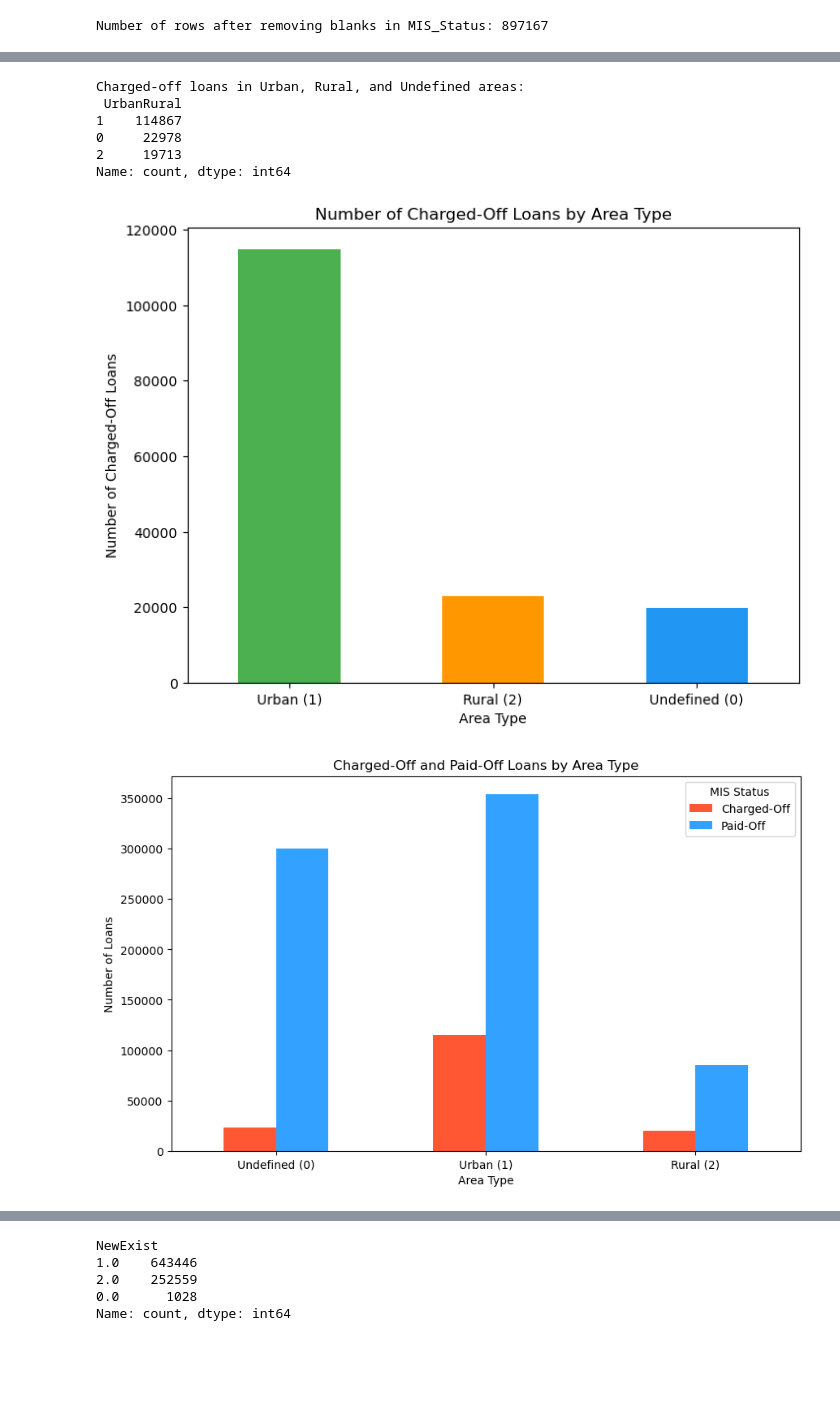
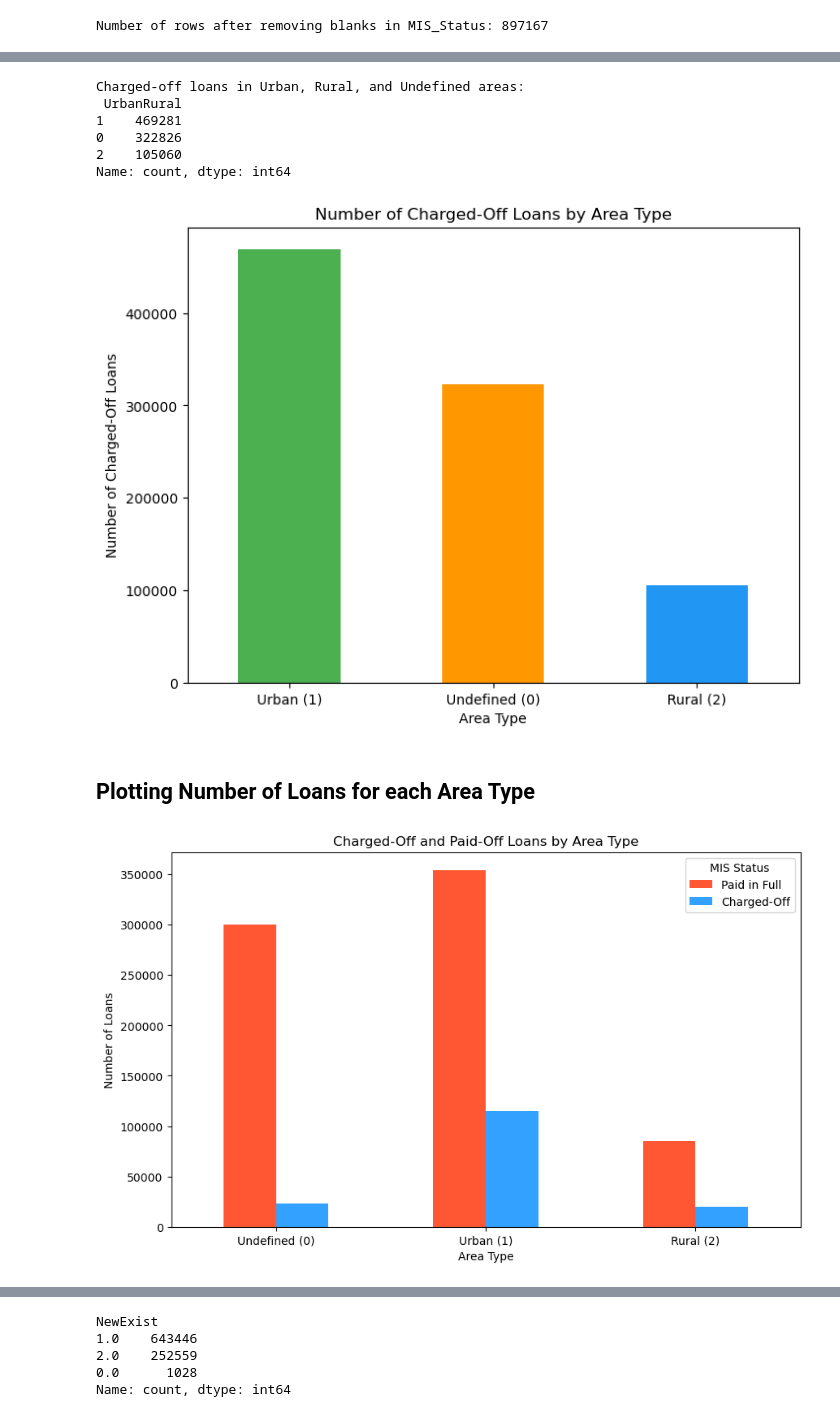
Before and after one commit to amogh2004/SBA-Loan-Default-Classification, a Jupyter notebook: DataExploration_Final.ipynb, the cells around one changed output, grey strips where cells are left out. Cells and saved outputs as stored; diff of their text form; code cells hidden in the pictures; blank space fills up the shorter version.

```diff
--- a/DataExploration_Final.ipynb
+++ b/DataExploration_Final.ipynb
@@ -339,3 +198,7 @@ df['ApprovalFY'] = pd.to_numeric(df['ApprovalFY'], errors='coerce')
 df['NoEmp'] = pd.to_numeric(df['NoEmp'], errors='coerce')
 df['RetainedJob']=pd.to_numeric(df['RetainedJob'],errors='coerce')
 df['CreateJob']=pd.to_numeric(df['CreateJob'],errors='coerce')
+df['DisbursementGross'] = df['DisbursementGross'].replace('[\$,]', '', regex=True).astype(float)
+df['BalanceGross']=df['BalanceGross'].replace('[\$,]', '', regex=True).astype(float)
+df['SBA_Appv']=df['SBA_Appv'].replace('[\$,]', '', regex=True).astype(float)
+df['GrAppv'] = df['GrAppv'].replace('[\$,]', '', regex=True).astype(float)
@@ -346,5 +204,0 @@ df['SBA_Appv']=df['SBA_Appv'].replace('[\$,]', '', regex=True).astype(float)
-# %%
-# Convert columns to numeric
-df['DisbursementGross'] = pd.to_numeric(df['ApprovalFY'], errors='coerce')
-df['BalanceGross'] = pd.to_numeric(df['NoEmp'], errors='coerce')
-df['SBA_Appv'] = pd.to_numeric(df['CreateJob'], errors='coerce')
@@ -362,3 +204,0 @@ dtype: int64
-# %%
-le = LabelEncoder()
-df['MIS_Status_Encoded'] = le.fit_transform(df['MIS_Status'])
@@ -410,18 +229,11 @@ print("Number of rows after removing blanks in MIS_Status:", df.shape[0])
 # %% [output]
 Number of rows after removing blanks in MIS_Status: 897167
 # %%
-le = LabelEncoder()
-df['MIS_Status_Encoded'] = le.fit_transform(df['MIS_Status'])
-df['ApprovalFY'] = pd.to_numeric(df['ApprovalFY'], errors='coerce')
-df['NoEmp'] = pd.to_numeric(df['NoEmp'], errors='coerce')
-df['RetainedJob']=pd.to_numeric(df['RetainedJob'],errors='coerce')
-df['CreateJob']=pd.to_numeric(df['CreateJob'],errors='coerce')
+# Convert columns to numeric
+df['ApprovalFY'] = df['ApprovalFY'].astype('Int64')
+df['NoEmp'] = df['NoEmp'].astype('Int64')
+df['RetainedJob'] = df['RetainedJob'].astype('Int64')
+df['CreateJob'] = df['CreateJob'].astype('Int64')
 df['DisbursementGross'] = df['DisbursementGross'].replace('[\$,]', '', regex=True).astype(float)
-df['BalanceGross']=df['BalanceGross'].replace('[\$,]', '', regex=True).astype(float)
-df['SBA_Appv']=df['SBA_Appv'].replace('[\$,]', '', regex=True).astype(float)
-# Convert columns to numeric
-df['DisbursementGross'] = pd.to_numeric(df['ApprovalFY'], errors='coerce')
-df['BalanceGross'] = pd.to_numeric(df['NoEmp'], errors='coerce')
-df['SBA_Appv'] = pd.to_numeric(df['CreateJob'], errors='coerce')
-numeric_cols = ['ApprovalFY', 'NoEmp', 'CreateJob', 'RetainedJob','Createjob',
-                'DisbursementGross', 'BalanceGross', 'SBA_Appv']
+df['BalanceGross'] = df['BalanceGross'].replace('[\$,]', '', regex=True).astype(float)
+df['SBA_Appv'] = df['SBA_Appv'].replace('[\$,]', '', regex=True).astype(float)
@@ -474,18 +272,20 @@ strong multicollinearity problems or that the design matrix is singular.
 # %%
-charged_off_counts = charged_off_data['UrbanRural'].value_counts()
+# 0 -> Undefined, 1 -> Urban, 2 -> Rural
+
+charged_off_counts = df['UrbanRural'].value_counts()
 
 print("Charged-off loans in Urban, Rural, and Undefined areas:\n", charged_off_counts)
 # %% [output]
 Charged-off loans in Urban, Rural, and Undefined areas:
  UrbanRural
-1    114867
-0     22978
-2     19713
+1    469281
+0    322826
+2    105060
 Name: count, dtype: int64
 # %%
 # Plot the counts
 # Rename index for clarity
-charged_off_counts.index = ['Urban (1)', 'Rural (2)', 'Undefined (0)']
+charged_off_counts.index = ['Urban (1)', 'Undefined (0)', 'Rural (2)']
 plt.figure(figsize=(8, 6))
 charged_off_counts.plot(kind='bar', color=['#4CAF50', '#FF9800', '#2196F3'])
 plt.title('Number of Charged-Off Loans by Area Type')
@@ -494,24 +294,25 @@ plt.ylabel('Number of Charged-Off Loans')
 plt.xticks(rotation=0)
 plt.show()
 # %% [output]
-[figure, old version]
+[figure, new version]
+# %% [markdown]
+## Plotting Number of Loans for each Area Type
 # %%
 import matplotlib.pyplot as plt
 
 # Filter and count charged-off and paid-off loans by area type
-status_counts = df[df['MIS_Status'].isin(['CHGOFF', 'P I F'])] \
-    .groupby(['UrbanRural', 'MIS_Status']).size().unstack(fill_value=0)
+status_counts = df[df['MIS_Status'].isin([0, 1])].groupby(['UrbanRural', 'MIS_Status']).size().unstack(fill_value=0)
 
 # Rename index for clarity
 status_counts.index = ['Undefined (0)', 'Urban (1)', 'Rural (2)']
 
 # Plot the results
 status_counts.plot(kind='bar', stacked=False, color=['#FF5733', '#33A1FF'], figsize=(10, 6))
 plt.title('Charged-Off and Paid-Off Loans by Area Type')
 plt.xlabel('Area Type')
 plt.ylabel('Number of Loans')
 plt.xticks(rotation=0)
-plt.legend(title='MIS Status', labels=['Charged-Off', 'Paid-Off'])
+plt.legend(title='MIS Status', labels=['Paid in Full', 'Charged-Off'])
 plt.show()
 # %% [output]
-[figure, old version]
+[figure, new version]
```
Also changed, not shown: parts of 80 cells of this notebook.
